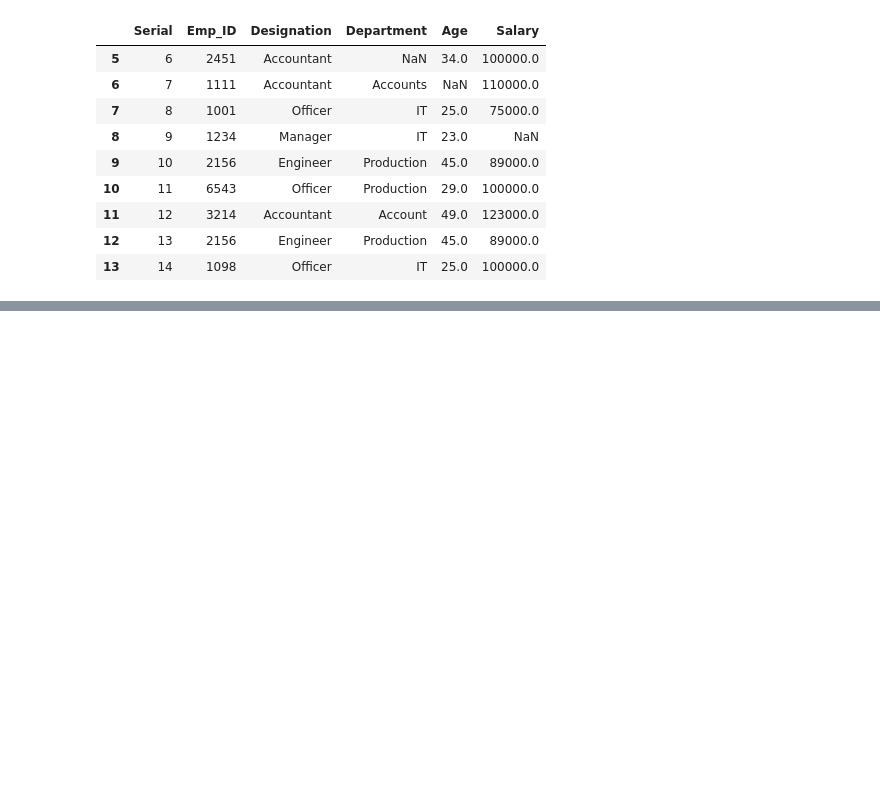
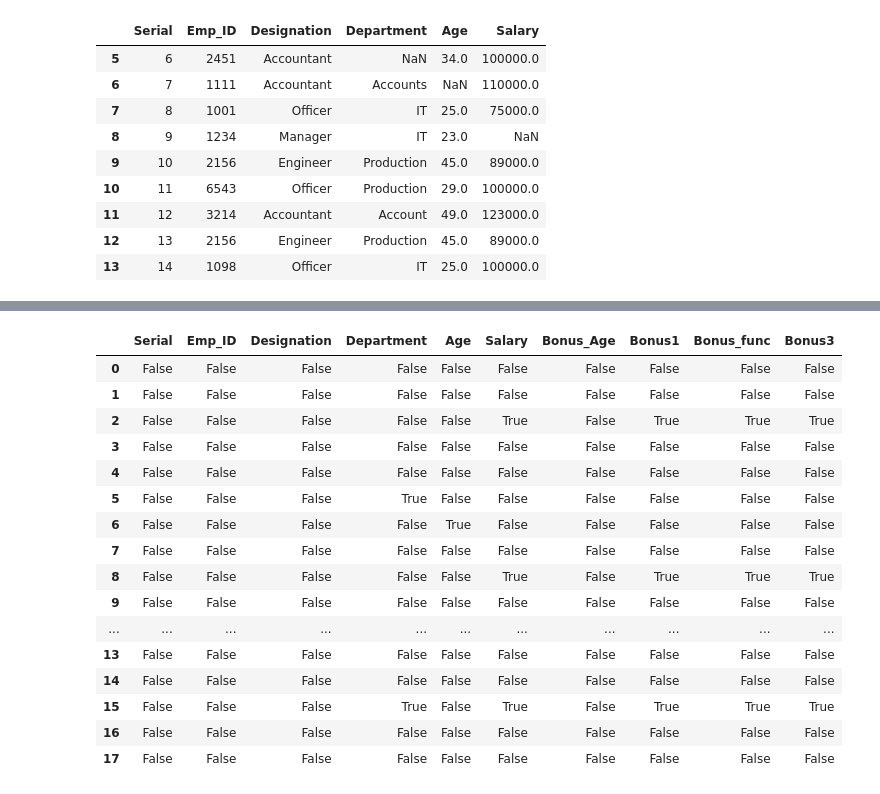
Before and after one commit to GhulamQadir/python_programming, a Jupyter notebook: advance-python/pandas/pandas.ipynb, the cells around one changed output, grey strips where cells are left out. Cells and saved outputs as stored; diff of their text form; code cells hidden in the pictures; blank space fills up the shorter version.

Commit message:
manipulating data using pandas

```diff
--- a/advance-python/pandas/pandas.ipynb
+++ b/advance-python/pandas/pandas.ipynb
@@ -489,0 +567,21 @@ employee_data.loc[5:13, "Serial":"Salary"]
+# %%
+# ➤ Returns a DataFrame of the same shape with True where values are missing (NaN), otherwise False.
+employee_data.isnull()
+# %% [output]
+|  | Serial | Emp_ID | Designation | Department | Age | Salary | Bonus_Age | Bonus1 | Bonus_func | Bonus3 |
+| 0 | False | False | False | False | False | False | False | False | False | False |
+| 1 | False | False | False | False | False | False | False | False | False | False |
+| 2 | False | False | False | False | False | True | False | True | True | True |
+| 3 | False | False | False | False | False | False | False | False | False | False |
+| 4 | False | False | False | False | False | False | False | False | False | False |
+| 5 | False | False | False | True | False | False | False | False | False | False |
+| 6 | False | False | False | False | True | False | False | False | False | False |
+| 7 | False | False | False | False | False | False | False | False | False | False |
+| 8 | False | False | False | False | False | True | False | True | True | True |
+| 9 | False | False | False | False | False | False | False | False | False | False |
+| ... | ... | ... | ... | ... | ... | ... | ... | ... | ... | ... |
+| 13 | False | False | False | False | False | False | False | False | False | False |
+| 14 | False | False | False | False | False | False | False | False | False | False |
+| 15 | False | False | False | True | False | True | False | True | True | True |
+| 16 | False | False | False | False | False | False | False | False | False | False |
+| 17 | False | False | False | False | False | False | False | False | False | False |
```
Also changed, not shown: parts of 14 cells of this notebook.
